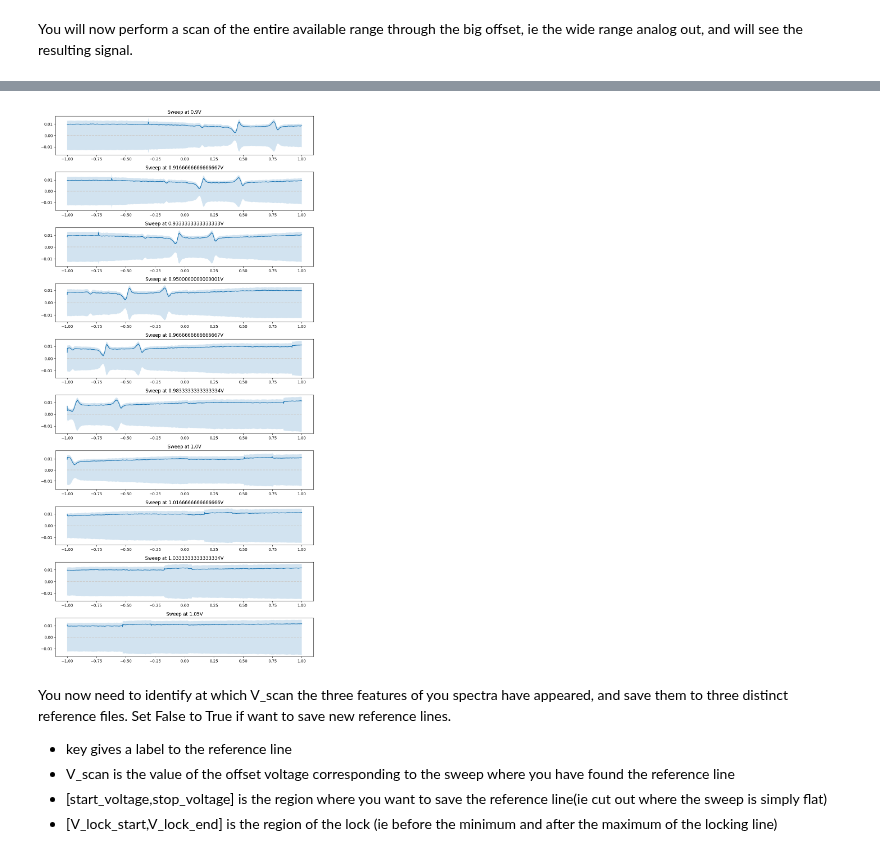
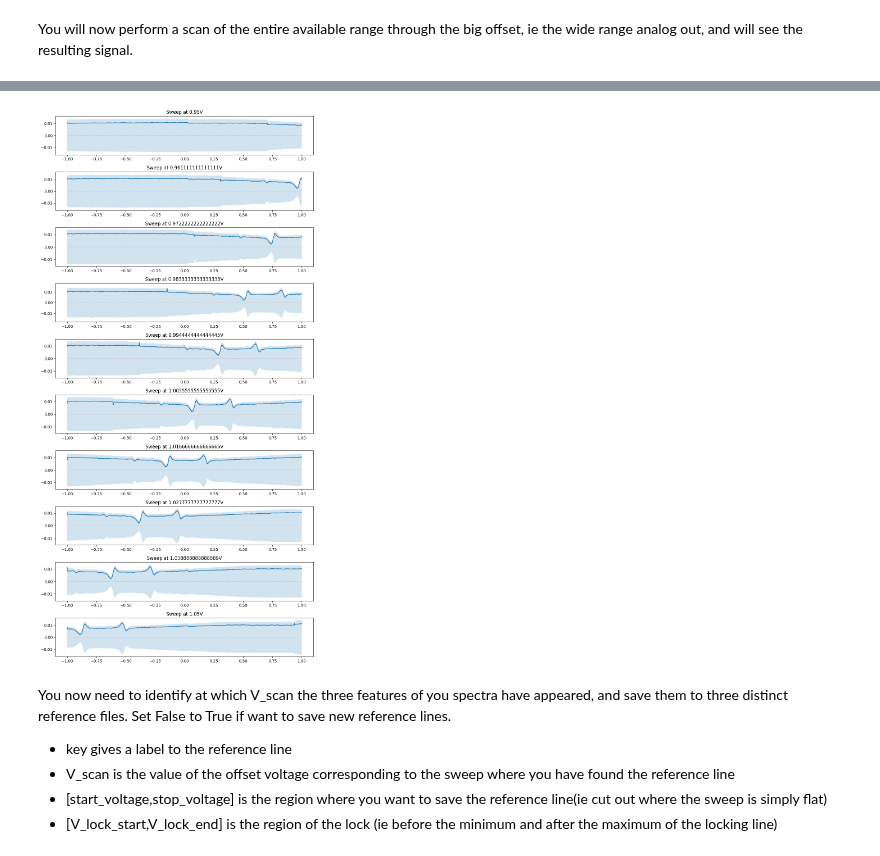
Before and after one commit to jack00look/RP_Spectroscopy, a Jupyter notebook: Notebook_Serafini.ipynb, the cells around one changed output, grey strips where cells are left out. Drawn from its saved outputs; the diff is of its cells as text; code cells hidden in the pictures.

```diff
--- a/Notebook_Serafini.ipynb
+++ b/Notebook_Serafini.ipynb
@@ -79,5 +89,5 @@ psd_acquisition_max_decimation: 18
 You will now perform a scan of the entire available range through the big offset, ie the wide range analog out, and will see the resulting signal.
 # %%
 #RP_controller.hardware_interface.unset_debug_mode()
-RP_controller.scan_lines(start_voltage= .9, stop_voltage= 1.05, num_points= 10)
+RP_controller.scan_lines(start_voltage= .95, stop_voltage= 1.05, num_points= 10)
 # %% [output]
@@ -97,4 +107,4 @@ Scanning at voltage 1.050V (10/10) [##########] (14.49s) Done!
-[figure, old version]
+[figure, new version]
 # %% [markdown]
 You now need to identify at which V_scan the three features of you spectra have appeared, and save them to three distinct reference files.
 Set False to True if want to save new reference lines.
```
Also changed, not shown: parts of 7 cells of this notebook, 11 other files.
